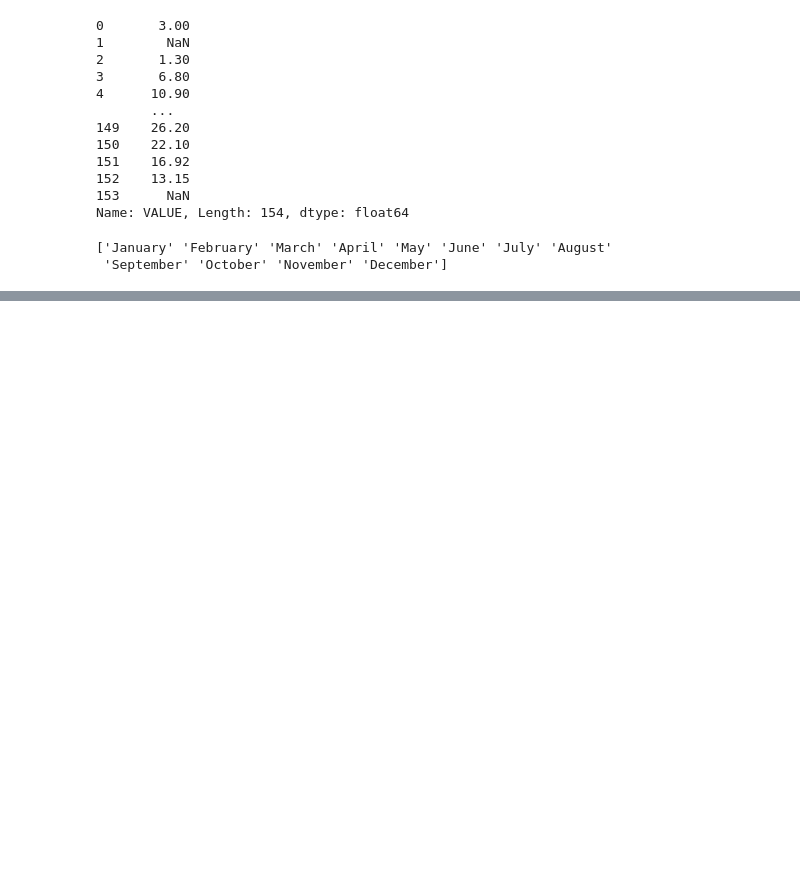
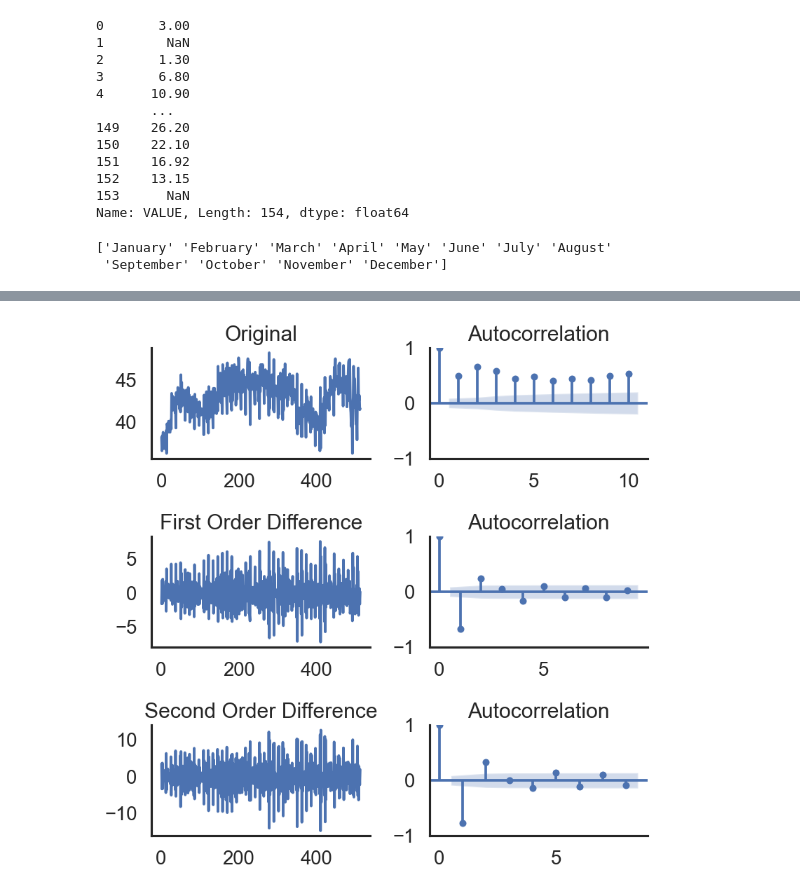
Before and after one commit to teresaq1/Agricultural-Dairy-Milk-Data-Analysis, a Jupyter notebook: notebooks/data source.ipynb, the cells around one changed output, grey strips where cells are left out. Cells and saved outputs as stored; diff of their text form; code cells hidden in the pictures; blank space fills up the shorter version.

```diff
--- a/notebooks/data source.ipynb
+++ b/notebooks/data source.ipynb
@@ -1051,0 +1159,30 @@ plt.title('Production of Cheese in Ireland in 000s tonnes between 2007 and 2021'
+# %%
+def auto_correlation(df_milksalesmonth_8022, prefix, lags):
+    plt.rcParams.update({'figure.figsize':(7,7), 'figure.dpi':120})
+
+    # Define the plot grid
+    fig, axes = plt.subplots(3,2, sharex=False)
+
+    # First Difference
+    axes[0, 0].plot(df_milksalesmonth_8022)
+    axes[0, 0].set_title('Original' + prefix)
+    plot_acf(df_milksalesmonth_8022, lags=lags, ax=axes[0, 1])
+
+    # First Difference
+    df_first_diff = df_milksalesmonth_8022.diff().dropna()
+    axes[1, 0].plot(df_first_diff)
+    axes[1, 0].set_title('First Order Difference' + prefix)
+    plot_acf(df_first_diff, lags=lags - 1, ax=axes[1, 1])
+
+    # Second Difference
+    df_second_diff = df_milksalesmonth_8022.diff().diff().dropna()
+    axes[2, 0].plot(df_second_diff)
+    axes[2, 0].set_title('Second Order Difference' + prefix)
+    plot_acf(df_second_diff, lags=lags - 2, ax=axes[2, 1])
+    plt.tight_layout()
+    plt.show()
+
+auto_correlation(df_milksalesmonth_8022['VALUE'], '', 10)
+#time series only becomes stationary after 3rd order differencing
+# %% [output]
+[figure, added]
```
Also changed, not shown: parts of 49 cells of this notebook.
